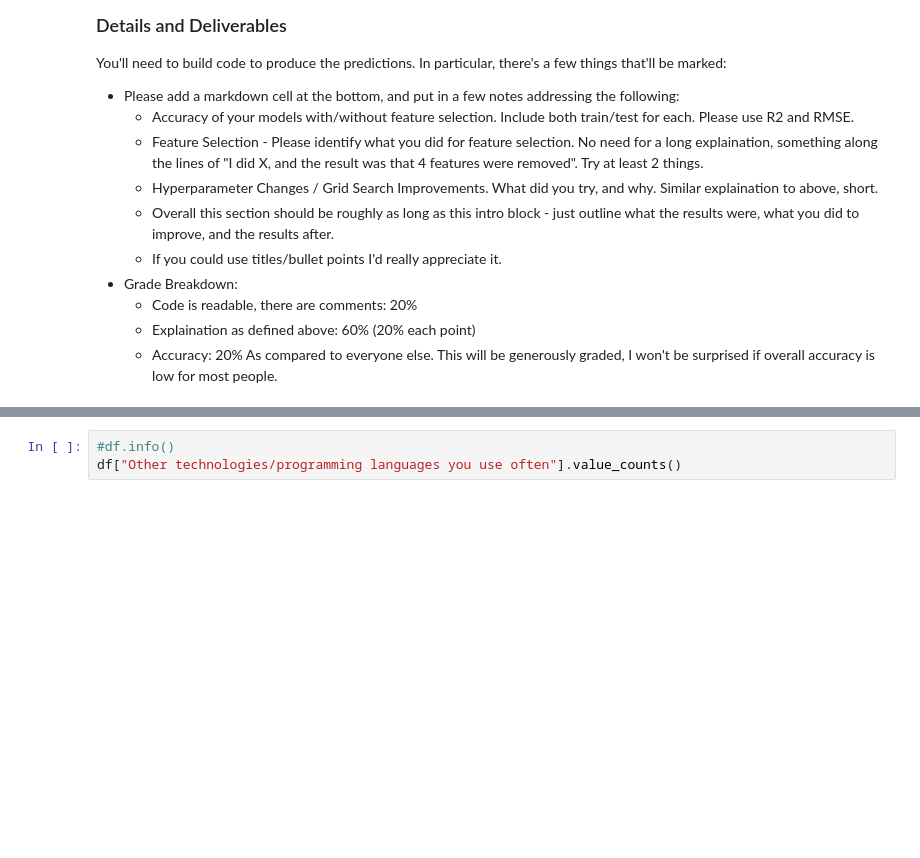
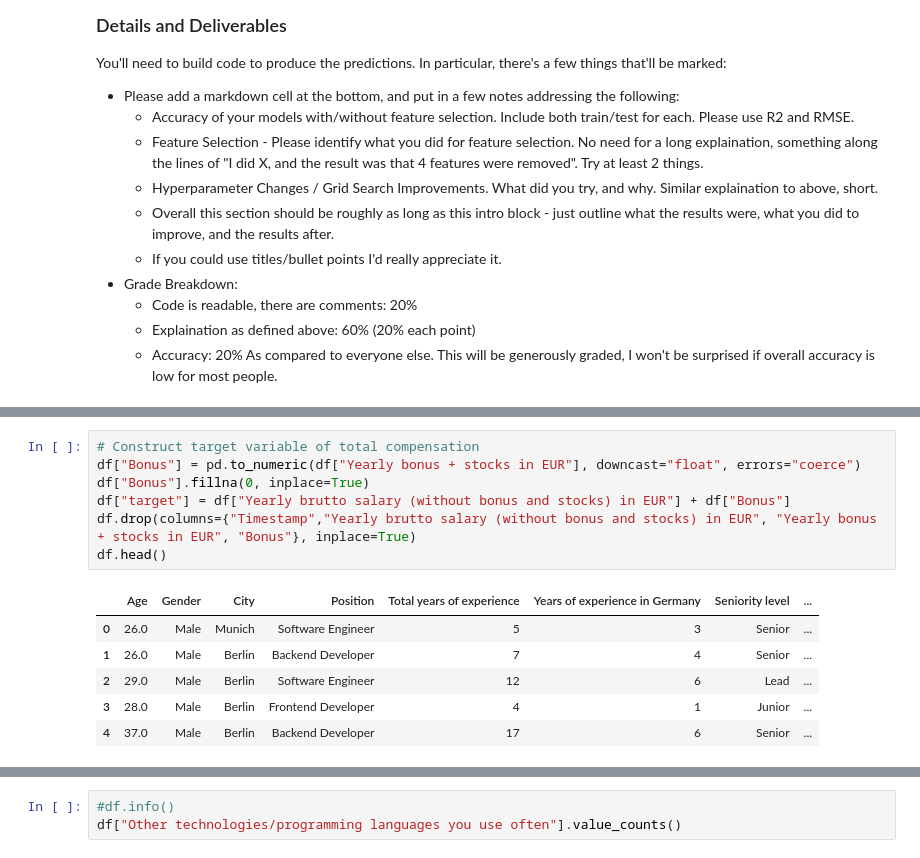
Before and after one commit to michaeljharris/ItML_Asn_2_Students, a Jupyter notebook: assignment_2_start.ipynb, the cells around one changed output, grey strips where cells are left out. Drawn from its saved outputs; the diff is of its cells as text; blank space fills up the shorter version.

```diff
--- a/assignment_2_start.ipynb
+++ b/assignment_2_start.ipynb
@@ -83,0 +100,14 @@ df[393:396]
+# %%
+# Construct target variable of total compensation
+df["Bonus"] = pd.to_numeric(df["Yearly bonus + stocks in EUR"], downcast="float", errors="coerce")
+df["Bonus"].fillna(0, inplace=True)
+df["target"] = df["Yearly brutto salary (without bonus and stocks) in EUR"] + df["Bonus"]
+df.drop(columns={"Timestamp","Yearly brutto salary (without bonus and stocks) in EUR", "Yearly bonus + stocks in EUR", "Bonus"}, inplace=True)
+df.head()
+# %% [output]
+|  | Age | Gender | City | Position | Total years of experience | Years of experience in Germany | Seniority level | ... |
+| 0 | 26.0 | Male | Munich | Software Engineer | 5 | 3 | Senior | ... |
+| 1 | 26.0 | Male | Berlin | Backend Developer | 7 | 4 | Senior | ... |
+| 2 | 29.0 | Male | Berlin | Software Engineer | 12 | 6 | Lead | ... |
+| 3 | 28.0 | Male | Berlin | Frontend Developer | 4 | 1 | Junior | ... |
+| 4 | 37.0 | Male | Berlin | Backend Developer | 17 | 6 | Senior | ... |
```
Also changed, not shown: parts of 4 cells of this notebook, 1 other file.
